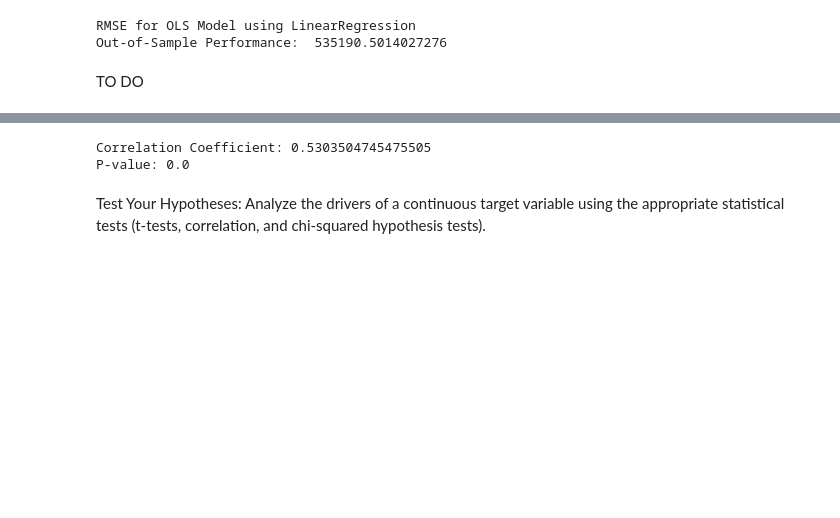
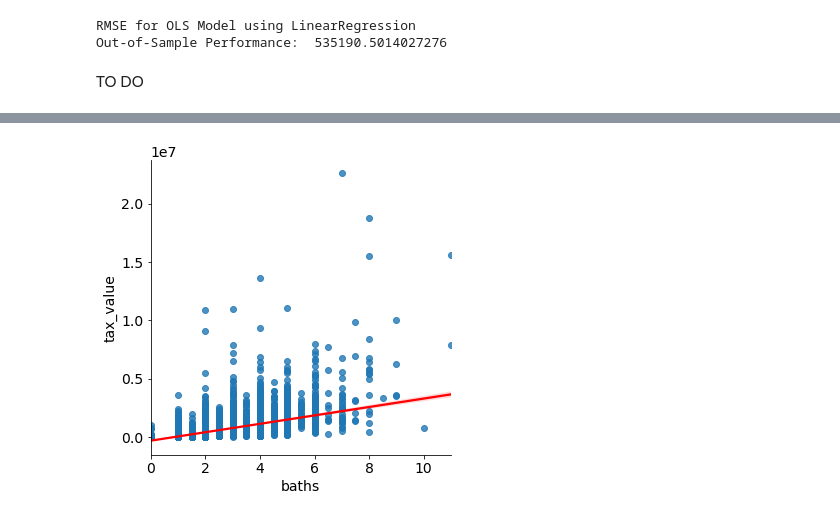
Before and after one commit to SLawsonWoods/zillow_project, a Jupyter notebook: zillow_final_notebook.ipynb, the cells around one changed output, grey strips where cells are left out. Saved outputs shown, nothing was run; the diff lists cells and outputs as text; code cells hidden in the pictures; blank space fills up the shorter version.

Commit message:
Adjusting final visuals.

```diff
--- a/zillow_final_notebook.ipynb
+++ b/zillow_final_notebook.ipynb
@@ -1318,7 +1289,5 @@ SyntaxError: invalid syntax (<ipython-input-116-39de83b7b717>, line 1)
 # %%
-Let's make that simple scatter plot but add a regression line.
-
-# I can really pop that line color if I want.
+# A simple scatter plot with the regression line
 
 sns.lmplot(x="baths", y="tax_value", data=train, line_kws={'color': 'red'})
 plt.show()
@@ -1327,10 +1295 @@ SyntaxError: EOL while scanning string literal (<ipython-input-117-53d13309f134>
+[figure, added]
-# %%
-# Use a scipy stats function pearsonr to calculate the correlation coefficient and the p-value.
-
-r, p_value = pearsonr(train.baths, train.tax_value)
-print(f'Correlation Coefficient: {r}\nP-value: {p_value}')
-# %% [output]
-Correlation Coefficient: 0.5303504745475505
-P-value: 0.0
-# %% [markdown]
-Test Your Hypotheses: Analyze the drivers of a continuous target variable using the appropriate statistical tests (t-tests, correlation, and chi-squared hypothesis tests).
```
Also changed, not shown: parts of 19 cells of this notebook.
